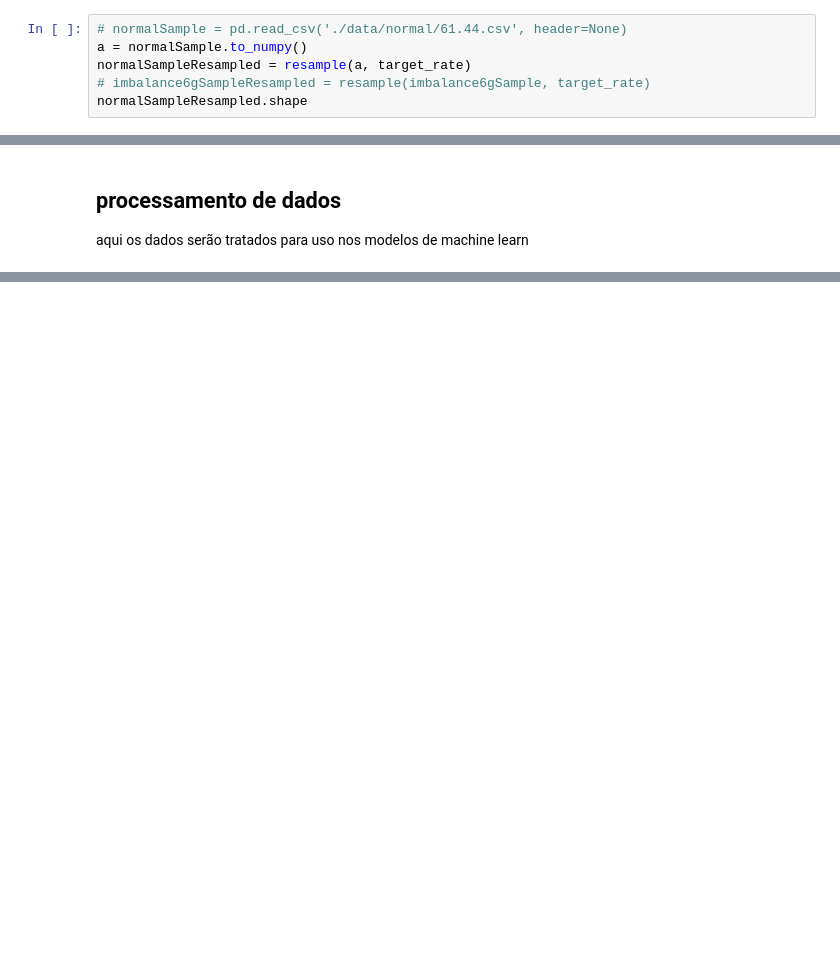
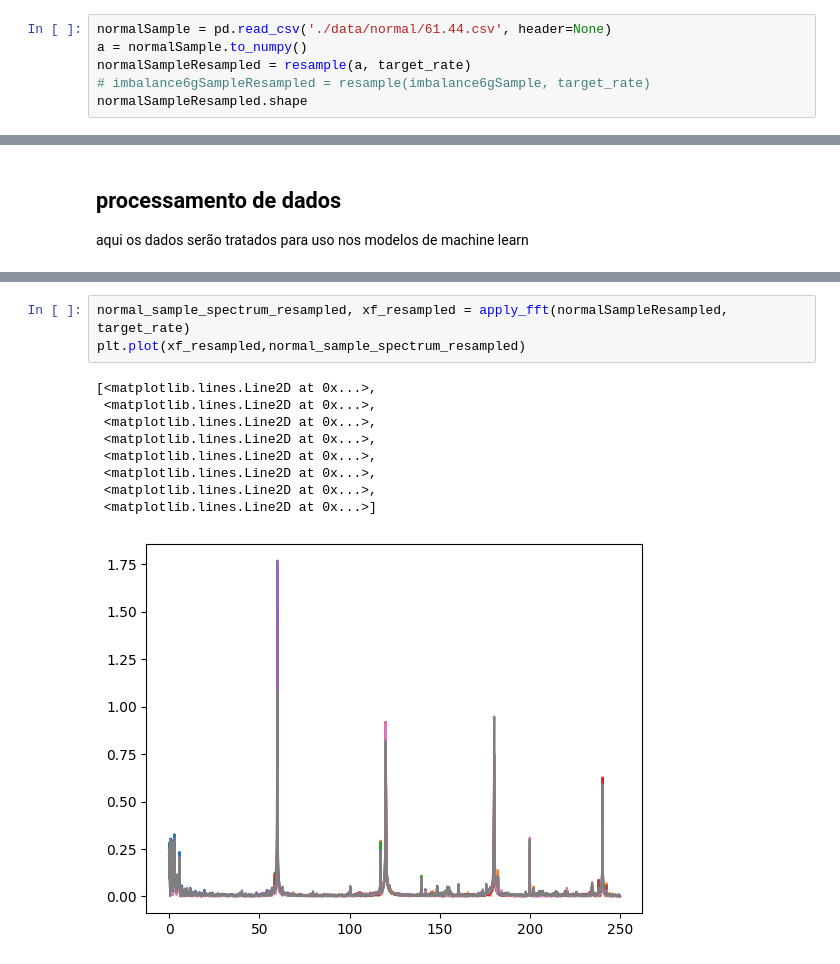
Before and after one commit to ricardo-faria/data-science-tcc, a Jupyter notebook: main.ipynb, the cells around one changed output, grey strips where cells are left out. Drawn from its saved outputs; the diff is of its cells as text; blank space fills up the shorter version.

```diff
--- a/main.ipynb
+++ b/main.ipynb
@@ -103,7 +107,7 @@ def resample(data, sample_target_rate):
 target_rate = 500
 ORIGINAL_SAMPLE_RATE = 50000 # taxa de amostragem original dos dados
 # %%
-# normalSample = pd.read_csv('./data/normal/61.44.csv', header=None)
+normalSample = pd.read_csv('./data/normal/61.44.csv', header=None)
 a = normalSample.to_numpy()
 normalSampleResampled = resample(a, target_rate)
 # imbalance6gSampleResampled = resample(imbalance6gSample, target_rate)
@@ -166,0 +216,13 @@ aqui os dados serão tratados para uso nos modelos de machine learn
+# %%
+normal_sample_spectrum_resampled, xf_resampled = apply_fft(normalSampleResampled, target_rate)
+plt.plot(xf_resampled,normal_sample_spectrum_resampled)
+# %% [output]
+[<matplotlib.lines.Line2D at 0x...>,
+ <matplotlib.lines.Line2D at 0x...>,
+ <matplotlib.lines.Line2D at 0x...>,
+ <matplotlib.lines.Line2D at 0x...>,
+ <matplotlib.lines.Line2D at 0x...>,
+ <matplotlib.lines.Line2D at 0x...>,
+ <matplotlib.lines.Line2D at 0x...>,
+ <matplotlib.lines.Line2D at 0x...>]
+[figure, added]
```
Also changed, not shown: parts of 21 cells of this notebook.
